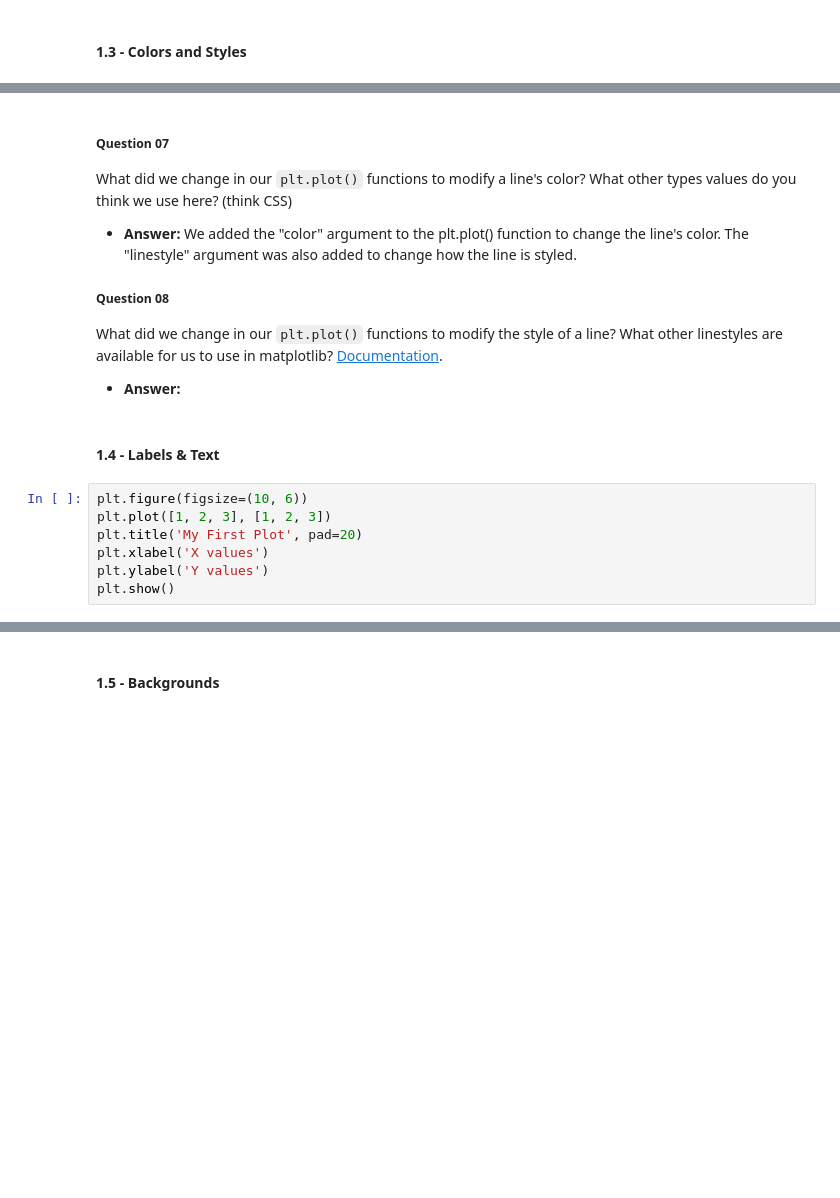
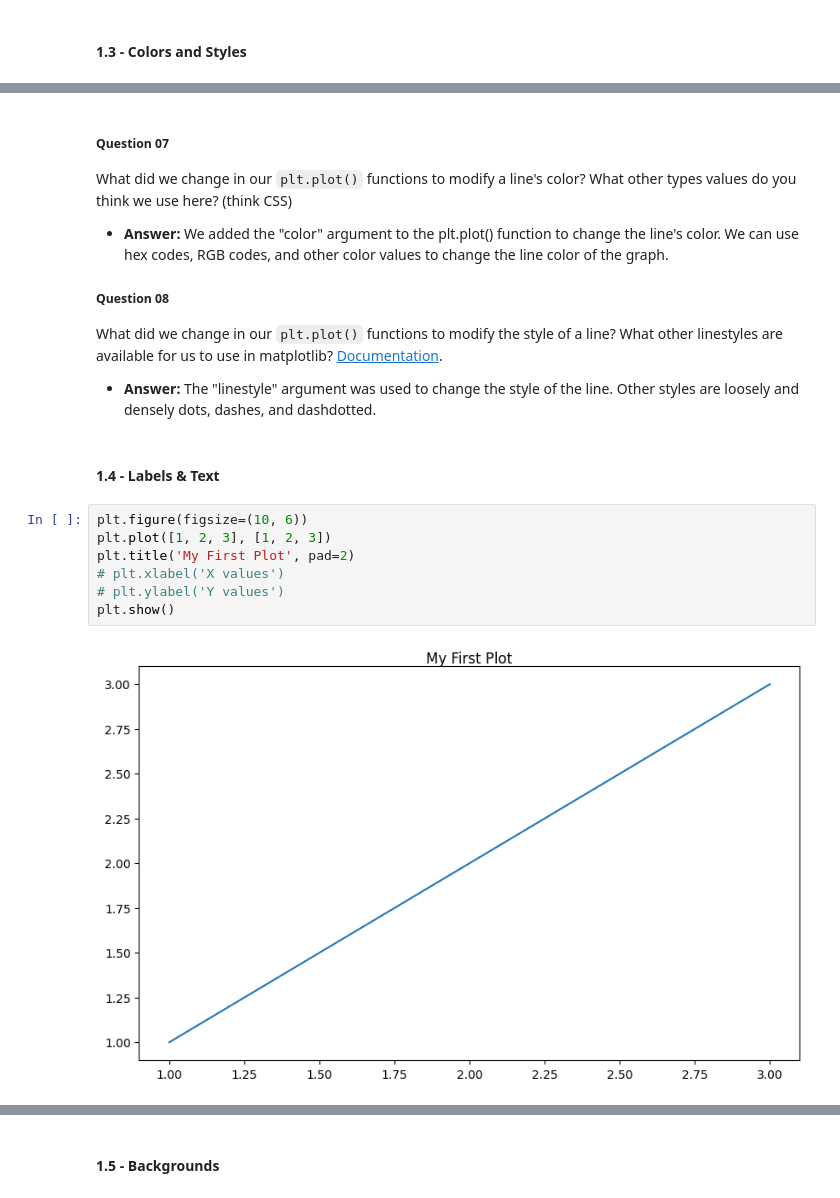
Before and after one commit to adalei1801/unit-3-data-science, a Jupyter notebook: 00_intro.ipynb, the cells around one changed output, grey strips where cells are left out. Drawn from its saved outputs; the diff is of its cells as text; blank space fills up the shorter version.

```diff
--- a/00_intro.ipynb
+++ b/00_intro.ipynb
@@ -196,20 +196,23 @@ plt.show()
 ##### Question 07
 What did we change in our `plt.plot()` functions to modify a line's color? What other types values do you think we use here? (think CSS)
 - **Answer:**
-We added the "color" argument to the plt.plot() function to change the line's color. The "linestyle" argument was also added to change how the line is styled.
+We added the "color" argument to the plt.plot() function to change the line's color. We can use hex codes, RGB codes, and other color values to change the line color of the graph.
 
 ##### Question 08
 What did we change in our `plt.plot()` functions to modify the style of a line? What other linestyles are available for us to use in matplotlib? [Documentation](https://matplotlib.org/stable/).
 - **Answer:**
+The "linestyle" argument was used to change the style of the line. Other styles are loosely and densely dots, dashes, and dashdotted.
 # %% [markdown]
 #### 1.4 - Labels & Text
 # %%
 plt.figure(figsize=(10, 6))
 plt.plot([1, 2, 3], [1, 2, 3])
-plt.title('My First Plot', pad=20)
-plt.xlabel('X values')
-plt.ylabel('Y values')
+plt.title('My First Plot', pad=2)
+# plt.xlabel('X values')
+# plt.ylabel('Y values')
 plt.show()
+# %% [output]
+[figure, added]
 # %% [markdown]
 ##### Question 09
 What does the pad=20 in `plt.title()` do? Try different numbers.
```
Also changed, not shown: parts of 20 cells of this notebook.
